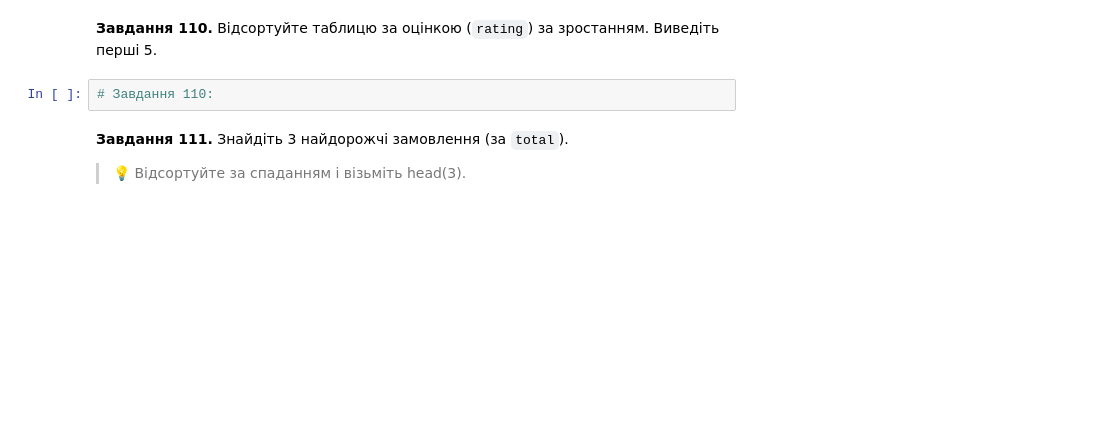
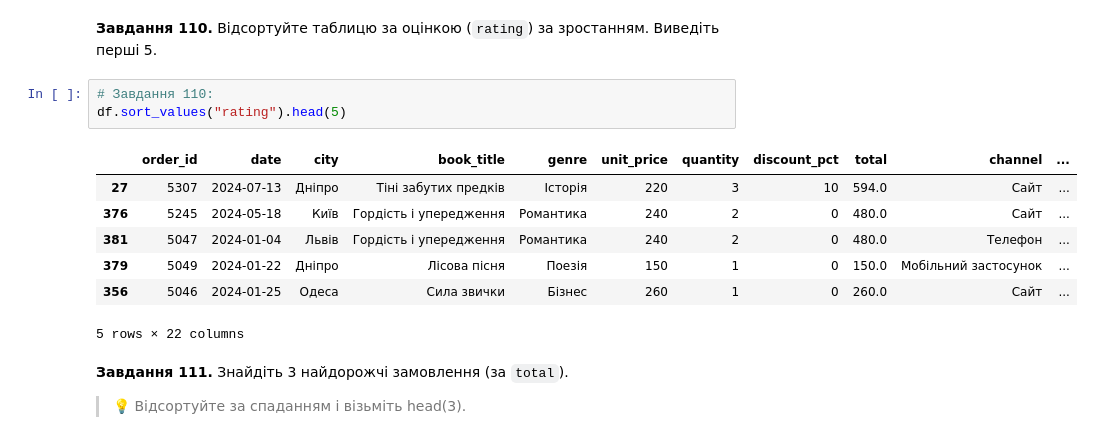
Before and after one commit to DymaStar/DTA_2026, a Jupyter notebook: HW/HW_DimaStar2605_"pandas_practice_120_ipynb".ipynb, the cells around one changed output. Cells and saved outputs as stored; diff of their text form; blank space fills up the shorter version.

```diff
--- a/HW/HW_DimaStar2605_"pandas_practice_120_ipynb".ipynb
+++ b/HW/HW_DimaStar2605_"pandas_practice_120_ipynb".ipynb
@@ -1807,6 +1839,15 @@ df.sort_values("total", ascending=False).head(5)
 **Завдання 110.** Відсортуйте таблицю за оцінкою (`rating`) за зростанням. Виведіть перші 5.
 # %%
 # Завдання 110:
+df.sort_values("rating").head(5)
+# %% [output]
+|  | order_id | date | city | book_title | genre | unit_price | quantity | discount_pct | total | channel | ... |
+| 27 | 5307 | 2024-07-13 | Дніпро | Тіні забутих предків | Історія | 220 | 3 | 10 | 594.0 | Сайт | ... |
+| 376 | 5245 | 2024-05-18 | Київ | Гордість і упередження | Романтика | 240 | 2 | 0 | 480.0 | Сайт | ... |
+| 381 | 5047 | 2024-01-04 | Львів | Гордість і упередження | Романтика | 240 | 2 | 0 | 480.0 | Телефон | ... |
+| 379 | 5049 | 2024-01-22 | Дніпро | Лісова пісня | Поезія | 150 | 1 | 0 | 150.0 | Мобільний застосунок | ... |
+| 356 | 5046 | 2024-01-25 | Одеса | Сила звички | Бізнес | 260 | 1 | 0 | 260.0 | Сайт | ... |
+5 rows × 22 columns
 # %% [markdown]
 **Завдання 111.** Знайдіть 3 найдорожчі замовлення (за `total`).
 
```
Also changed, not shown: parts of 15 cells of this notebook.
